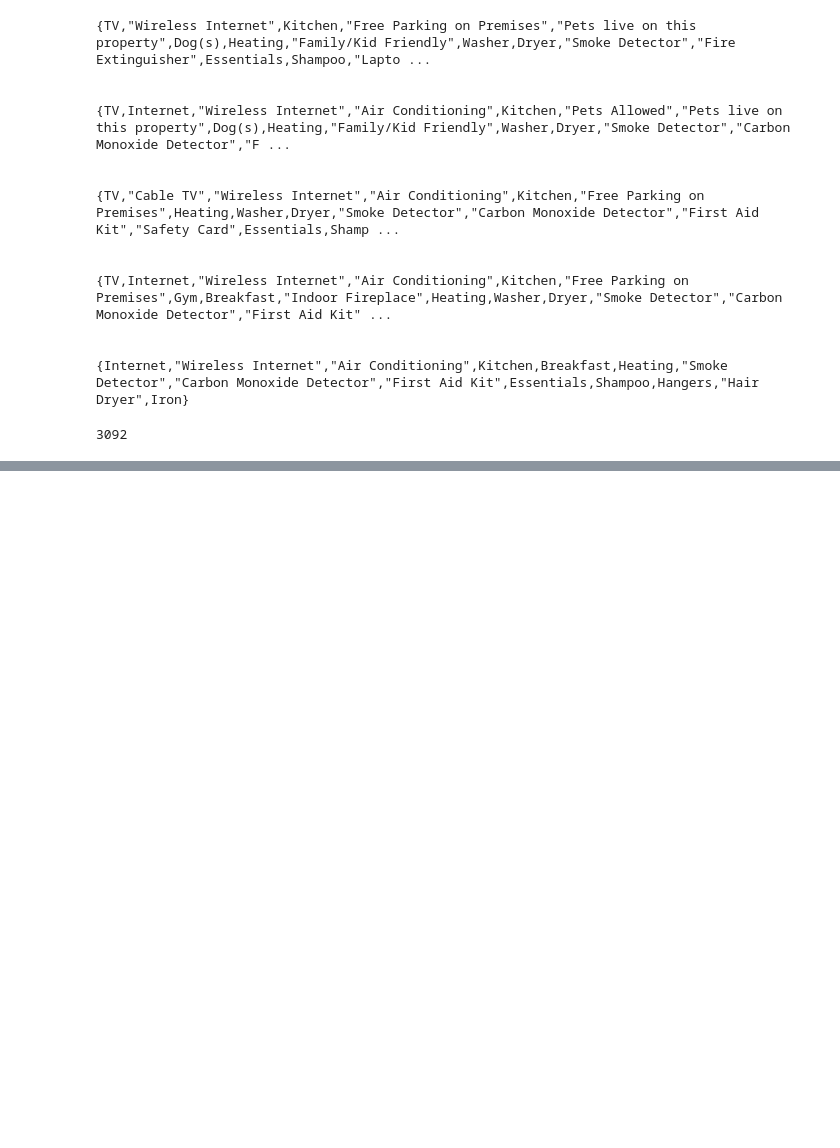
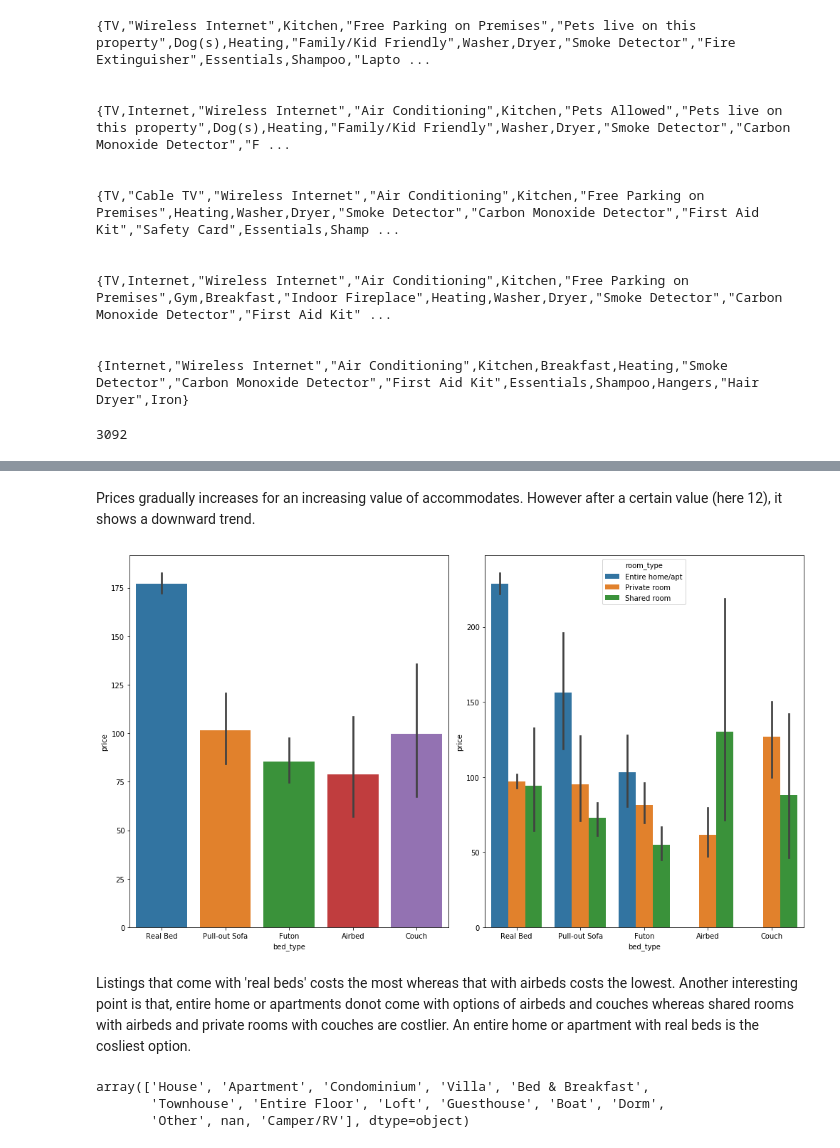
Before and after one commit to nabanitarimpi/airbnb-data-analysis, a Jupyter notebook: airbnb_data_analysis_2.ipynb, the cells around one changed output, grey strips where cells are left out. Drawn from its saved outputs; the diff is of its cells as text; code cells hidden in the pictures; blank space fills up the shorter version.

```diff
--- a/airbnb_data_analysis_2.ipynb
+++ b/airbnb_data_analysis_2.ipynb
@@ -749,0 +827,17 @@ So the feature 'amenities' basically enlists all the facilites provided to guest
+# %% [markdown]
+Prices gradually increases for an increasing value of accommodates. However after a certain value (here 12), it shows a downward trend.
+# %%
+fig, ax = plt.subplots(1, 2, figsize=(14,8))
+sns.barplot(x='bed_type', y='price', data=boston_price_df, ax=ax[0])
+sns.barplot(x='bed_type', y='price', hue='room_type', data=boston_price_df, ax=ax[1])
+fig.tight_layout()
+# %% [output]
+[figure, added]
+# %% [markdown]
+Listings that come with 'real beds' costs the most whereas that with airbeds costs the lowest. Another interesting point is that, entire home or apartments donot come with options of airbeds and couches whereas shared rooms with airbeds and private rooms with couches are costlier. An entire home or apartment with real beds is the cosliest option.
+# %%
+boston_price_df['property_type'].unique()
+# %% [output]
+array(['House', 'Apartment', 'Condominium', 'Villa', 'Bed & Breakfast',
+       'Townhouse', 'Entire Floor', 'Loft', 'Guesthouse', 'Boat', 'Dorm',
+       'Other', nan, 'Camper/RV'], dtype=object)
```
Also changed, not shown: parts of 28 cells of this notebook.
